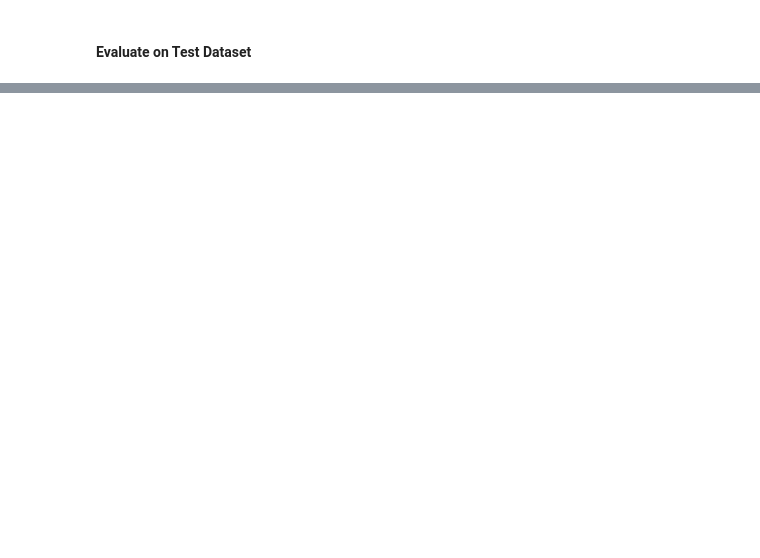
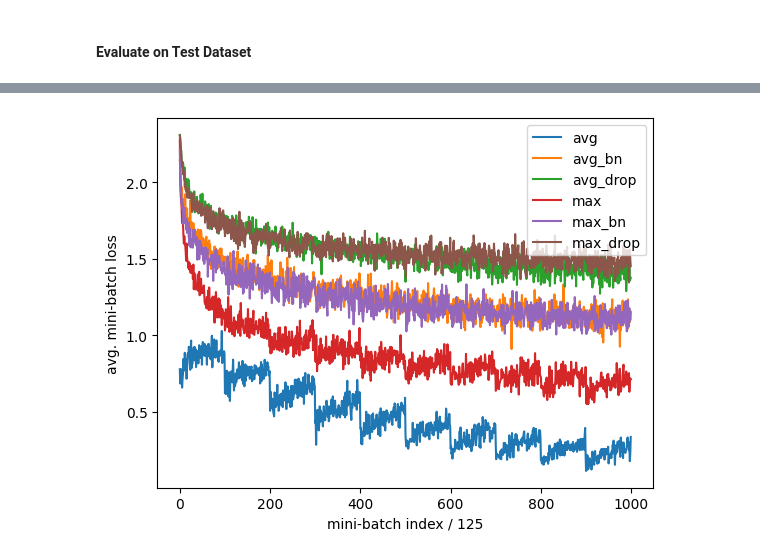
Before and after one commit to hao24real/storage_efficient_cnn, a Jupyter notebook: hw4.ipynb, the cells around one changed output, grey strips where cells are left out. Cells and saved outputs as stored; diff of their text form; code cells hidden in the pictures; blank space fills up the shorter version.

```diff
--- a/hw4.ipynb
+++ b/hw4.ipynb
@@ -170,7 +294,7 @@ with torch.no_grad():
     for data in testloader:
         images, labels = data
         images, labels = images.to(device), labels.to(device)
-        outputs = net(images)
+        outputs = avg_net(images)
         _, predicted = torch.max(outputs, 1)
         c = (predicted == labels).squeeze()
         for i in range(4):
@@ -183,0 +1275,13 @@ for i in range(10):
+# %%
+plt.plot(avg_avg_train_losses)
+plt.plot(avg_bn_avg_train_losses)
+plt.plot(avg_drop_avg_train_losses)
+plt.plot(max_avg_train_losses)
+plt.plot(max_bn_avg_train_losses)
+plt.plot(max_drop_avg_train_losses)
+plt.xlabel('mini-batch index / {}'.format(record_freq))
+plt.ylabel('avg. mini-batch loss')
+plt.legend(['avg', 'avg_bn', 'avg_drop', 'max', 'max_bn', 'max_drop'])
+plt.show()
+# %% [output]
+[figure, added]
```
Also changed, not shown: parts of 35 cells of this notebook, 2 other files.
